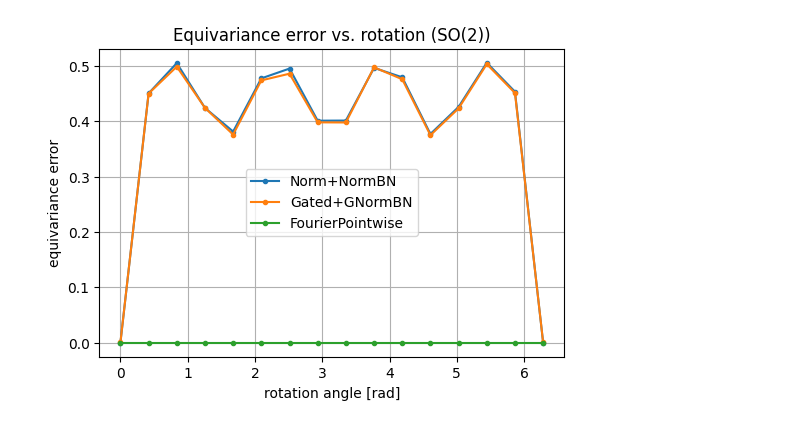
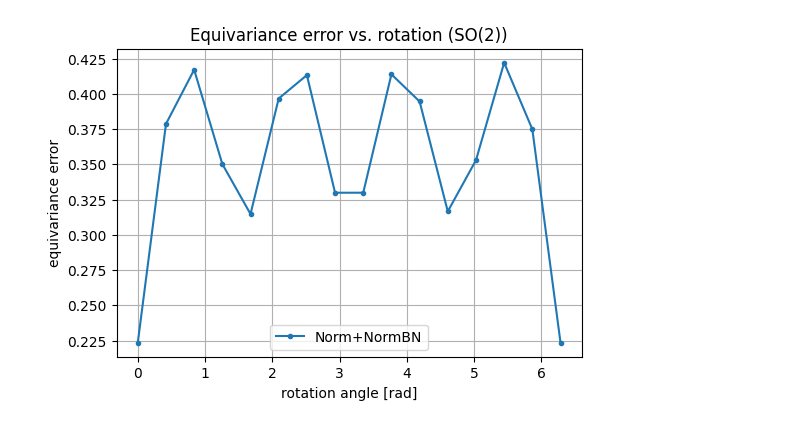
Before and after one commit to VojtasekP/equi-act, a Jupyter notebook: src/SO2_Nets/equivariance_metric.ipynb, the cells around one changed output. Saved outputs shown, nothing was run; the diff lists cells and outputs as text; code cells hidden in the pictures.

```diff
--- a/src/SO2_Nets/equivariance_metric.ipynb
+++ b/src/SO2_Nets/equivariance_metric.ipynb
@@ -61,8 +61,8 @@ def build_norm_normbn(C=8):
     ft = nn.FieldType(g, [g.irrep(0), g.irrep(1)]*C)      # pure nontrivial => NormBN valid
     return nn.SequentialModule(
         nn.R2Conv(ft_in, ft, 3, padding=1, bias=False),
+        nn.IIDBatchNorm2d(ft, affine=True),
         nn.NormNonLinearity(ft),
-        nn.FieldNorm(ft, affine=True),
         nn.R2Conv(ft, ft, 3, padding=1, bias=False),
     )
 
@@ -90,33 +90,33 @@ def build_tensorproduct_11_to_2(C=8):
     )
 
 def build_fourier_pointwise(C=8, L=3, N=16):
     act = nn.FourierPointwise(g, channels=C, irreps=G.bl_irreps(L), N=N)
     ft = act.out_type
     return nn.SequentialModule(
         nn.R2Conv(ft_in, ft, 3, padding=1, bias=False),
         act,
         nn.FieldNorm(ft, affine=True),
         nn.R2Conv(ft, ft, 3, padding=1, bias=False),
     )
 
 models = {
     "Norm+NormBN":        build_norm_normbn(8),
-    "Gated+GNormBN":      build_gated_gnormbn(8),
+    # "Gated+GNormBN":      build_gated_gnormbn(8),
     # "TensorProd(1x1→2)":  build_tensorproduct_11_to_2(8),
-    "FourierPointwise":   build_fourier_pointwise(8, L=0, N=16),
+    # "FourierPointwise":   build_fourier_pointwise(8, L=0, N=16),
 }
 
 # --- run equivariance tests ---
 x = torch.randn(1, 1, 128, 128)
 x = ft_in(x).to(device)
 
 plt.figure(figsize=(6,4))
 for name, model in models.items():
     model = model.to(device)
     thetas_out, errors = check_equivariance_batch(x, model, group=r2_act, num_samples=num_samples)
     plt.plot(thetas_out, errors, marker="o", ms=3, label=name)
 plt.xlabel("rotation angle [rad]"); plt.ylabel("equivariance error")
 plt.title("Equivariance error vs. rotation (SO(2))")
 plt.legend(); plt.grid(True); plt.show()
 # %% [output]
-[figure, old version]
+[figure, new version]
```
Also changed, not shown: 7 other files.
